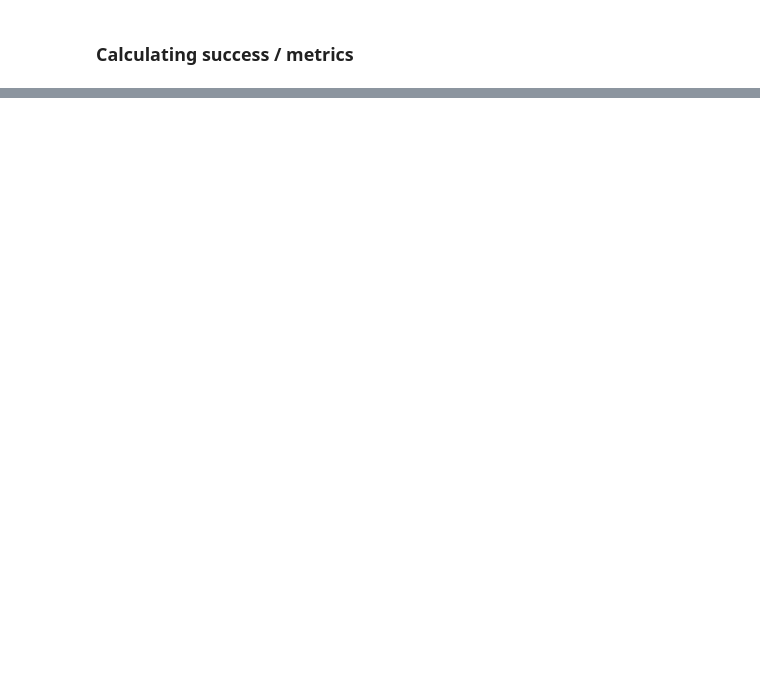
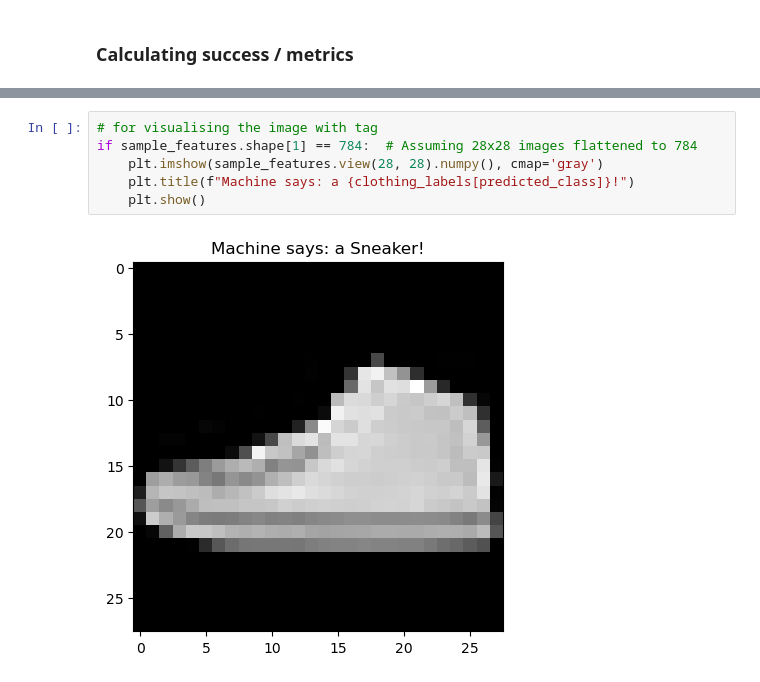
Before and after one commit to AskSalomon/Data-201, a Jupyter notebook: ShirtorShoe.ipynb, the cells around one changed output, grey strips where cells are left out. Drawn from its saved outputs; the diff is of its cells as text; blank space fills up the shorter version.

```diff
--- a/ShirtorShoe.ipynb
+++ b/ShirtorShoe.ipynb
@@ -321,0 +401,8 @@ NameError: name 'plot_errors' is not defined
+# %%
+# for visualising the image with tag
+if sample_features.shape[1] == 784:  # Assuming 28x28 images flattened to 784
+    plt.imshow(sample_features.view(28, 28).numpy(), cmap='gray')
+    plt.title(f"Machine says: a {clothing_labels[predicted_class]}!")
+    plt.show()
+# %% [output]
+[figure, added]
```
Also changed, not shown: parts of 21 cells of this notebook.
